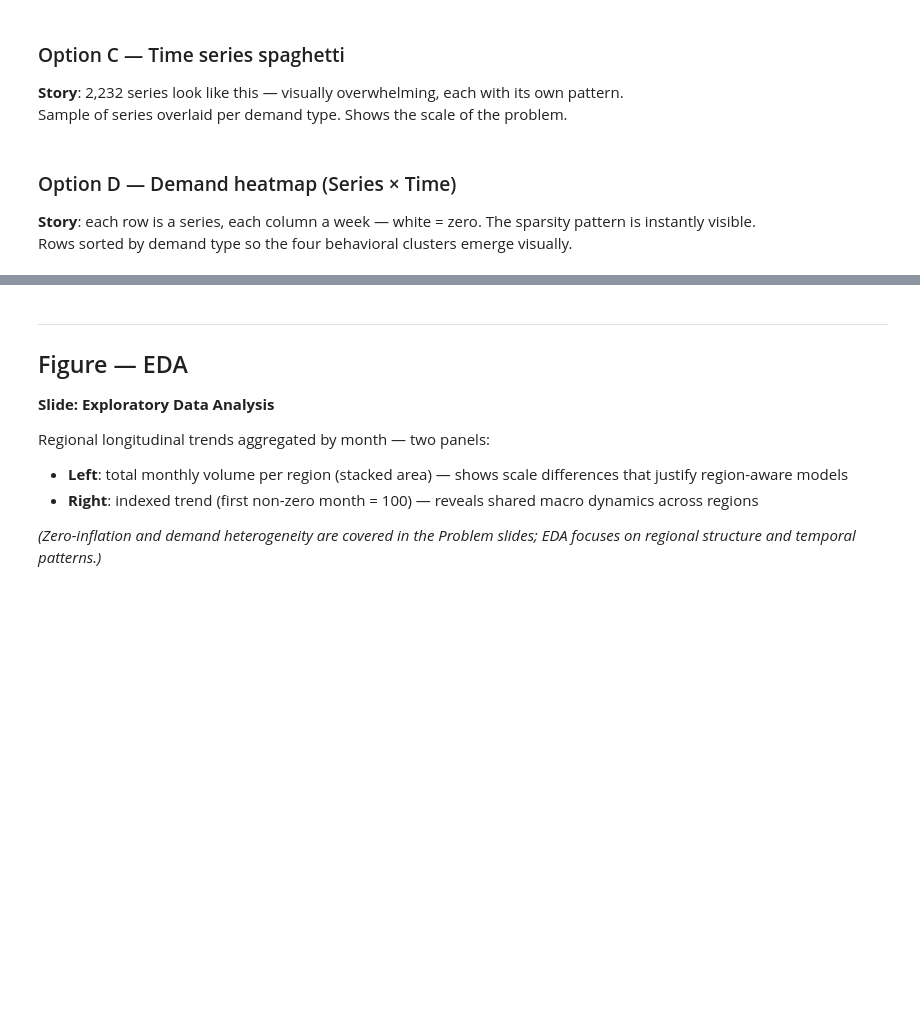
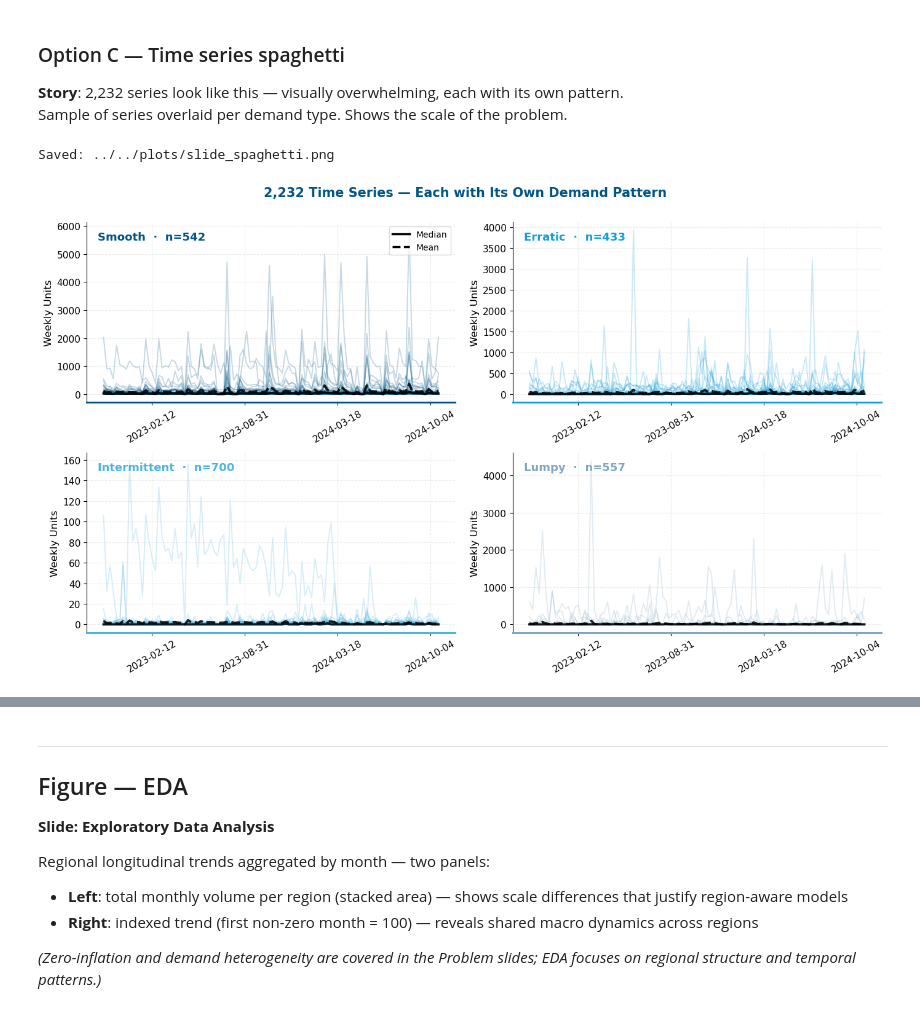
Before and after one commit to eduardozanutti/iqvia-forecast-datascience-case, a Jupyter notebook: notebooks/experiements/storytelling_visuals.ipynb, the cells around one changed output, grey strips where cells are left out. Drawn from its saved outputs; the diff is of its cells as text; code cells hidden in the pictures; blank space fills up the shorter version.

```diff
--- a/notebooks/experiements/storytelling_visuals.ipynb
+++ b/notebooks/experiements/storytelling_visuals.ipynb
@@ -711,7 +616,7 @@ def plot_ts_spaghetti(df, n_per_type=40, seed=42, save_path=None):
     """
     rng = np.random.default_rng(seed)
     demand_order = ['smooth', 'erratic', 'intermittent', 'lumpy']
-    weeks = sorted(df['ds'].unique())
+    weeks = sorted(df['week_date'].unique())
 
     MONO_COLORS = {
         'smooth':       '#005586',
@@ -731,7 +636,7 @@ def plot_ts_spaghetti(df, n_per_type=40, seed=42, save_path=None):
 
         pivot = (
             df[df['unique_id'].isin(sample)]
-            .pivot_table(index='ds', columns='unique_id', values='y', fill_value=0)
+            .pivot_table(index='week_date', columns='unique_id', values='y', fill_value=0)
             .reindex(weeks, fill_value=0)
         )
 
@@ -757,34 +662,33 @@ def plot_ts_spaghetti(df, n_per_type=40, seed=42, save_path=None):
         ax.tick_params(axis='x', rotation=30, labelsize=11)
         ax.tick_params(axis='y', labelsize=11)
         ax.xaxis.set_major_locator(plt.MaxNLocator(5))
         ax.set_ylabel('Weekly Units', fontsize=12)
 
         ax.spines['bottom'].set_color(color)
         ax.spines['bottom'].set_linewidth(2.2)
 
     # Shared legend (only on first axis)
     axes_flat[0].legend(
         fontsize=10, framealpha=0.7, loc='upper right',
         handles=[
             plt.Line2D([0], [0], color='black', lw=2.5, linestyle='-',  label='Median'),
             plt.Line2D([0], [0], color='black', lw=2.5, linestyle='--', label='Mean'),
         ]
     )
 
     fig.suptitle(
         '2,232 Time Series — Each with Its Own Demand Pattern',
         fontsize=15, fontweight='bold', y=1.01,
         color='#005586',
     )
     plt.tight_layout()
     if save_path:
         plt.savefig(save_path, dpi=150, bbox_inches='tight', facecolor='white')
         print(f'Saved: {save_path}')
     plt.show()
 
 
 plot_ts_spaghetti(_df, n_per_type=50, save_path='../../plots/slide_spaghetti.png')
+# %% [output]
+Saved: ../../plots/slide_spaghetti.png
+[figure, added]
-# %% [markdown]
-### Option D — Demand heatmap (Series × Time)
-**Story**: each row is a series, each column a week — white = zero. The sparsity pattern is instantly visible.
-Rows sorted by demand type so the four behavioral clusters emerge visually.
```
Also changed, not shown: parts of 24 cells of this notebook, 29 other files.
